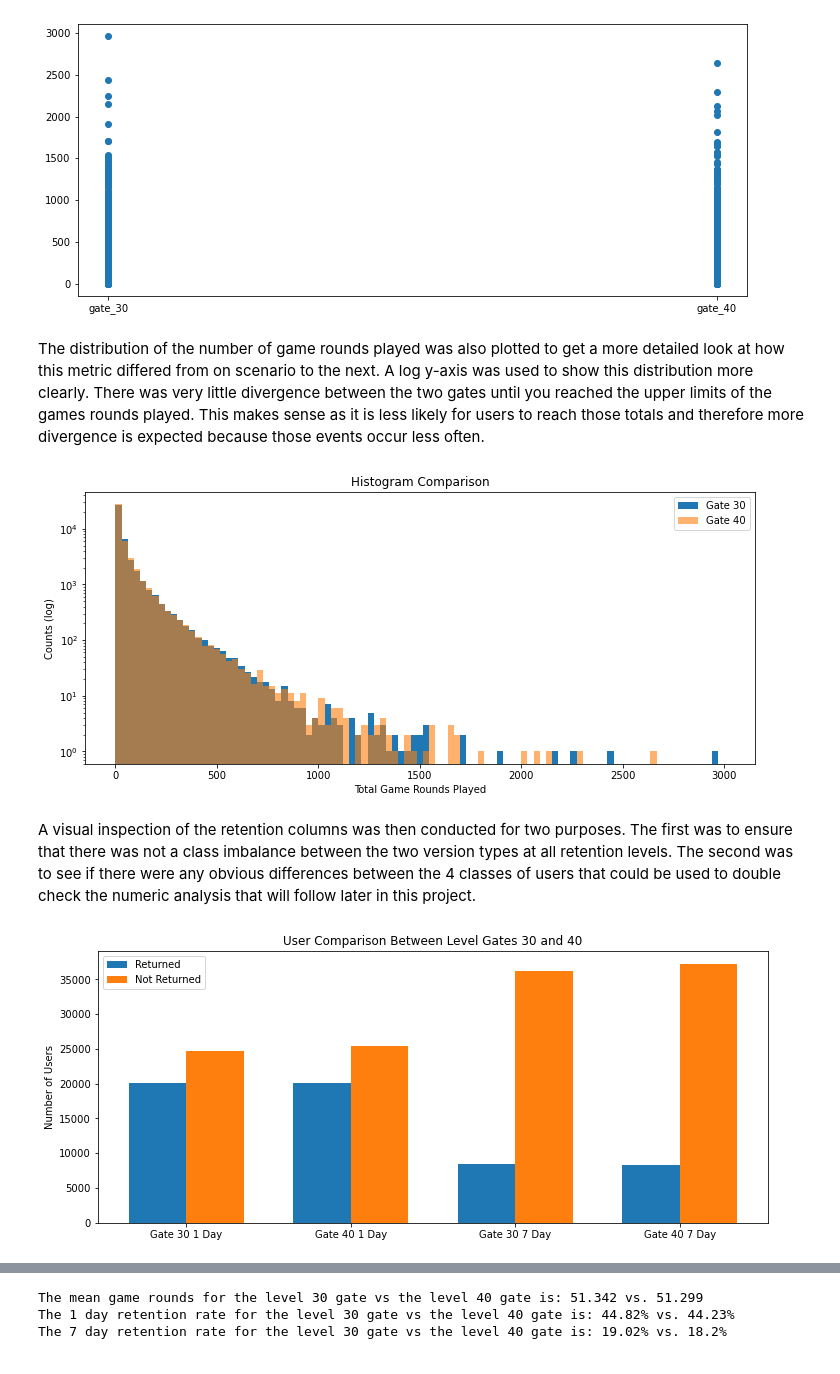
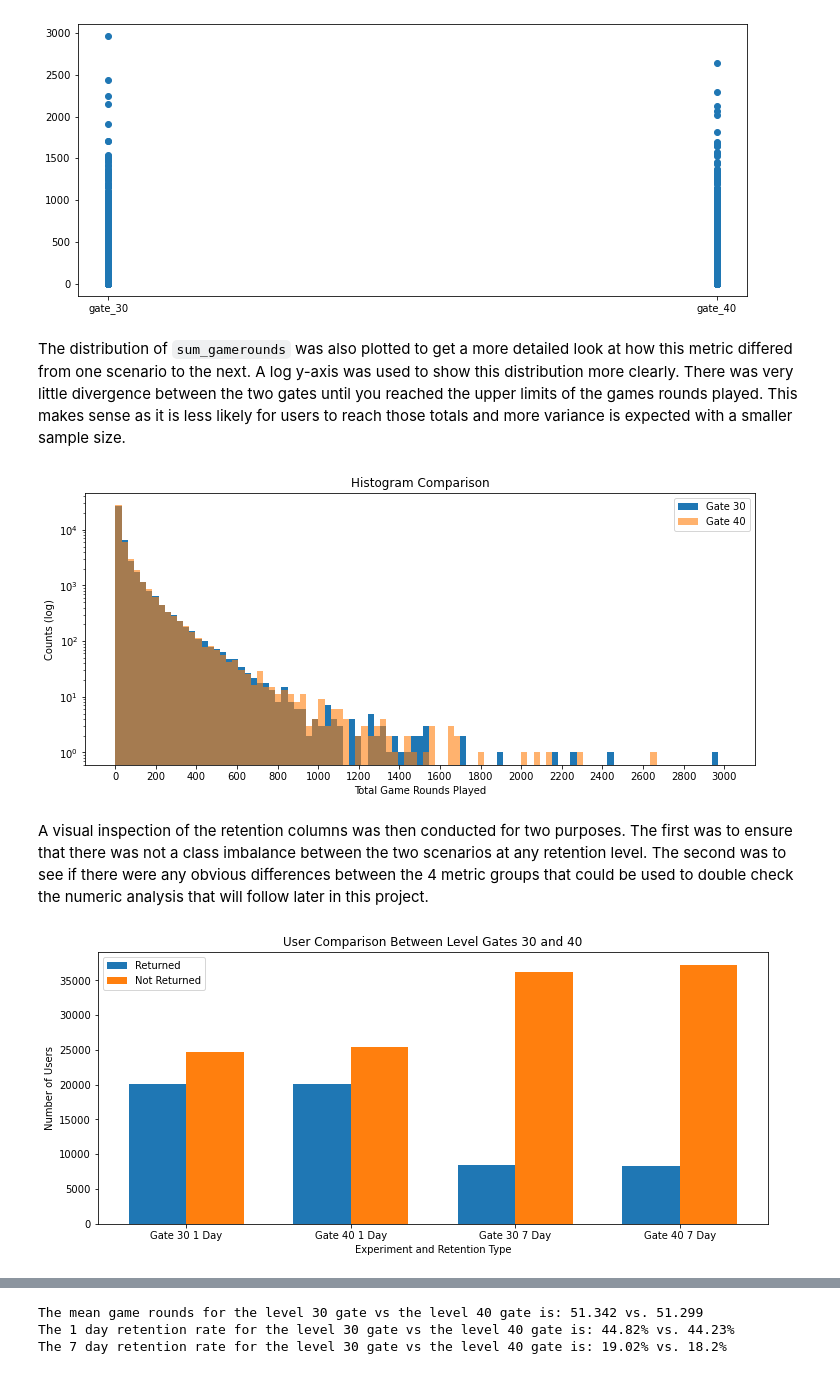
Before and after one commit to JordanFortney/a-bTestingScenarioOutcomes, a Jupyter notebook: ABTestingProject.ipynb, the cells around one changed output, grey strips where cells are left out. Cells and saved outputs as stored; diff of their text form; code cells hidden in the pictures.

```diff
--- a/ABTestingProject.ipynb
+++ b/ABTestingProject.ipynb
@@ -78,22 +85,27 @@ plt.scatter(x = ccats['version'], y = ccats['sum_gamerounds'])
 <matplotlib.collections.PathCollection at 0x...>
 [figure]
 # %% [markdown]
-The distribution of the number of game rounds played was also plotted to get a more detailed look at how this metric differed from on scenario to the next. A log y-axis was used to show this distribution more clearly. There was very little divergence between the two gates until you reached the upper limits of the games rounds played. This makes sense as it is less likely for users to reach those totals and therefore more divergence is expected because those events occur less often.
+The distribution of `sum_gamerounds` was also plotted to get a more detailed look at how this metric differed from one scenario to the next. A log y-axis was used to show this distribution more clearly. There was very little divergence between the two gates until you reached the upper limits of the games rounds played. This makes sense as it is less likely for users to reach those totals and more variance is expected with a smaller sample size.
 # %%
+# Plotting the histograms of game rounds played for both gate 30  and gate 40
 plt.figure(figsize = (12,5))
 numBins = np.linspace(1, 3000, 100)
+# Gate 30 histogram
 plt.hist(ccats['sum_gamerounds'].where(ccats['version'] == 'gate_30'), numBins, label = 'Gate 30')
+# Gate 40 histogram - 60% transparency
 plt.hist(ccats['sum_gamerounds'].where(ccats['version'] == 'gate_40'), numBins, label = 'Gate 40', alpha = 0.6)
+# Plot elements
 plt.title('Histogram Comparison')
 plt.ylabel('Counts (log)')
 plt.xlabel('Total Game Rounds Played')
 plt.yscale('log')
+plt.xticks(np.arange(0,3001, step = 200))
 plt.legend()
 plt.show()
 # %% [output]
-[figure, old version]
+[figure, new version]
 # %% [markdown]
-A visual inspection of the retention columns was then conducted for two purposes. The first was to ensure that there was not a class imbalance between the two version types at all retention levels. The second was to see if there were any obvious differences between the 4 classes of users that could be used to double check the numeric analysis that will follow later in this project.
+A visual inspection of the retention columns was then conducted for two purposes. The first was to ensure that there was not a class imbalance between the two scenarios at any retention level. The second was to see if there were any obvious differences between the 4 metric groups that could be used to double check the numeric analysis that will follow later in this project.
 # %%
 # Creating variables for number of users in each of the 4 categories
 
@@ -117,29 +129,30 @@ fortySevenF = len(ccats.loc[(ccats['version'] == 'gate_40') & (ccats['retention_
 # %%
 # Setting up the format variables for the bar graph
 # Label names
 labels = ['Gate 30 1 Day', 'Gate 40 1 Day', 'Gate 30 7 Day', 'Gate 40 7 Day']
 # Array of returned user totals
 trueGates = [thirtyOneT, fortyOneT, thirtySevenT, fortySevenT]
 # Array of not returned iser totals
 falseGates = [thirtyOneF, fortyOneF, thirtySevenF, fortySevenF]
 # Bar width
 width = 0.35
 # Number of labels
 labelLen = np.arange(len(labels))
 
 # Creating the side-by-side bar graph
 fig, ax = plt.subplots(figsize = (12,5))
 gate1 = ax.bar(labelLen - width/2, trueGates, width, label = 'Returned')
 gate2 = ax.bar(labelLen + width/2, falseGates, width, label = 'Not Returned')
 
 # Graph elements
 ax.set_ylabel('Number of Users')
+ax.set_xlabel('Experiment and Retention Type')
 ax.set_title('User Comparison Between Level Gates 30 and 40')
 ax.set_xticks(labelLen)
 ax.set_xticklabels(labels)
 ax.legend()
 
 plt.show()
 # %% [output]
-[figure, old version]
+[figure, new version]
 # %% [markdown]
```
Also changed, not shown: parts of 41 cells of this notebook.
